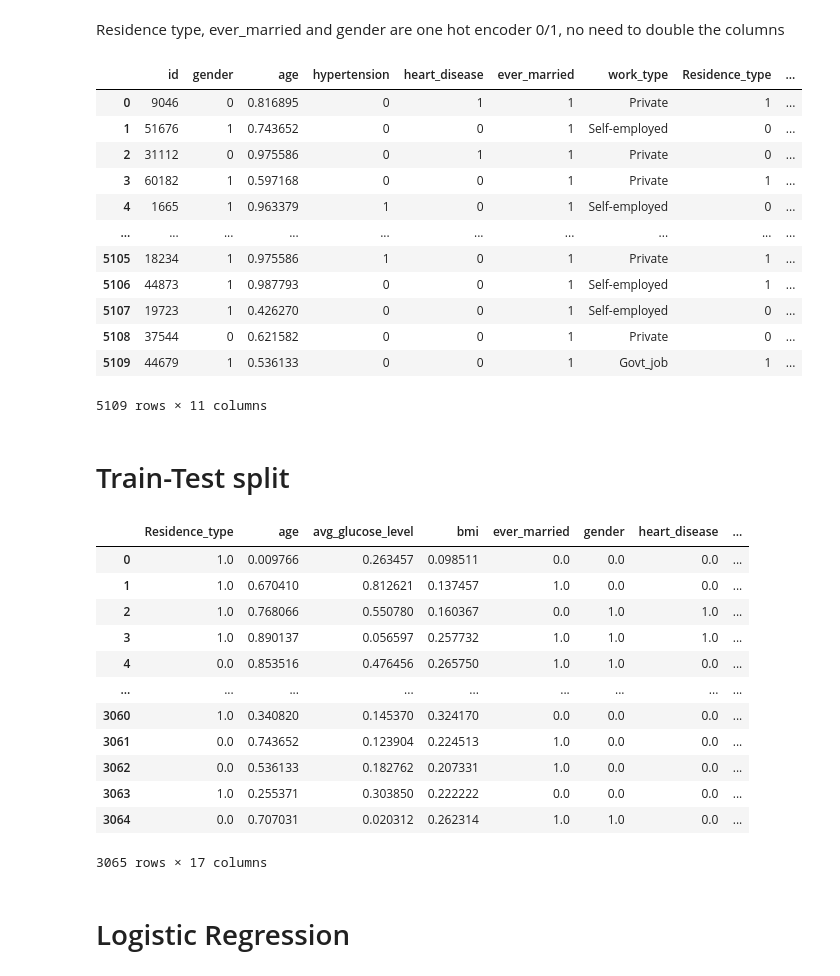
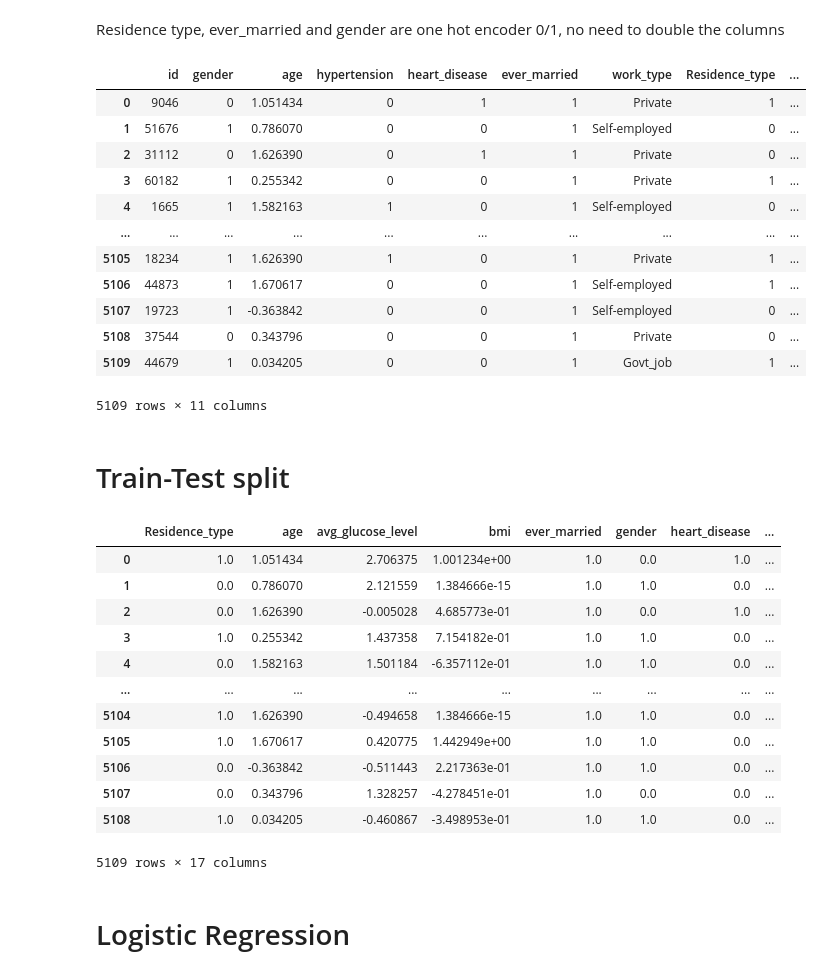
Before and after one commit to Requiem98/FDS-FinalProject, a Jupyter notebook: main.ipynb, the cells around one changed output. Drawn from its saved outputs; the diff is of its cells as text; code cells hidden in the pictures.

```diff
--- a/main.ipynb
+++ b/main.ipynb
@@ -222,6 +237,6 @@ sns.boxplot(data=dataset[["age", "avg_glucose_level","bmi"]], ax=ax)
 <AxesSubplot:>
 [figure]
 # %%
-df = dataset
+df = dataset.copy()
 # %% [markdown]
 # Standardize my data and fixing it
@@ -230,5 +243,5 @@ from sklearn.preprocessing import StandardScaler, MinMaxScaler
 # %%
-std = MinMaxScaler()
+std = StandardScaler()
 cols = ['age','avg_glucose_level', 'bmi']
 norm = std.fit_transform(df[cols])
 
@@ -266,17 +279,17 @@ df_norm["Residence_type"] = df_norm["Residence_type"].apply(lambda x: 1 if x=="U
 df_norm[df_norm.columns[:-1]]
 # %% [output]
 |  | id | gender | age | hypertension | heart_disease | ever_married | work_type | Residence_type | ... |
-| 0 | 9046 | 0 | 0.816895 | 0 | 1 | 1 | Private | 1 | ... |
-| 1 | 51676 | 1 | 0.743652 | 0 | 0 | 1 | Self-employed | 0 | ... |
-| 2 | 31112 | 0 | 0.975586 | 0 | 1 | 1 | Private | 0 | ... |
-| 3 | 60182 | 1 | 0.597168 | 0 | 0 | 1 | Private | 1 | ... |
-| 4 | 1665 | 1 | 0.963379 | 1 | 0 | 1 | Self-employed | 0 | ... |
+| 0 | 9046 | 0 | 1.051434 | 0 | 1 | 1 | Private | 1 | ... |
+| 1 | 51676 | 1 | 0.786070 | 0 | 0 | 1 | Self-employed | 0 | ... |
+| 2 | 31112 | 0 | 1.626390 | 0 | 1 | 1 | Private | 0 | ... |
+| 3 | 60182 | 1 | 0.255342 | 0 | 0 | 1 | Private | 1 | ... |
+| 4 | 1665 | 1 | 1.582163 | 1 | 0 | 1 | Self-employed | 0 | ... |
 | ... | ... | ... | ... | ... | ... | ... | ... | ... | ... |
-| 5105 | 18234 | 1 | 0.975586 | 1 | 0 | 1 | Private | 1 | ... |
-| 5106 | 44873 | 1 | 0.987793 | 0 | 0 | 1 | Self-employed | 1 | ... |
-| 5107 | 19723 | 1 | 0.426270 | 0 | 0 | 1 | Self-employed | 0 | ... |
-| 5108 | 37544 | 0 | 0.621582 | 0 | 0 | 1 | Private | 0 | ... |
-| 5109 | 44679 | 1 | 0.536133 | 0 | 0 | 1 | Govt_job | 1 | ... |
+| 5105 | 18234 | 1 | 1.626390 | 1 | 0 | 1 | Private | 1 | ... |
+| 5106 | 44873 | 1 | 1.670617 | 0 | 0 | 1 | Self-employed | 1 | ... |
+| 5107 | 19723 | 1 | -0.363842 | 0 | 0 | 1 | Self-employed | 0 | ... |
+| 5108 | 37544 | 0 | 0.343796 | 0 | 0 | 1 | Private | 0 | ... |
+| 5109 | 44679 | 1 | 0.034205 | 0 | 0 | 1 | Govt_job | 1 | ... |
 5109 rows × 11 columns
 # %%
 X = df_norm.drop(['id', 'stroke'], axis = 1)
@@ -284,7 +297,10 @@ y = df_norm['stroke']
 # %% [markdown]
 # Train-Test split
 # %%
-from sklearn.model_selection import train_test_split
-# split the data with 60% in each set
-X_train, X_test, y_train, y_test = train_test_split(X, y, random_state=0,
-                                  train_size = 0.6)
+def norm_X(X_total):
+    # transform the dataframe in dictionary to perform feature extraction
+    X_total = X_total.to_dict('records')
+
+    v = DictVectorizer(sparse = False, dtype = float)
+    X_total = v.fit_transform(X_total)
+    return X_total, v
@@ -301,19 +307,22 @@ X_test = v.transform(X_test)
+# %%
+X_big_array = X.copy()
+X_big_array, v = norm_X(X_big_array)
 # %%
-pd.DataFrame(X_train, columns = v.get_feature_names_out() )
+pd.DataFrame(X_big_array, columns = v.get_feature_names_out())
 # %% [output]
 |  | Residence_type | age | avg_glucose_level | bmi | ever_married | gender | heart_disease | ... |
-| 0 | 1.0 | 0.009766 | 0.263457 | 0.098511 | 0.0 | 0.0 | 0.0 | ... |
-| 1 | 1.0 | 0.670410 | 0.812621 | 0.137457 | 1.0 | 0.0 | 0.0 | ... |
-| 2 | 1.0 | 0.768066 | 0.550780 | 0.160367 | 0.0 | 1.0 | 1.0 | ... |
-| 3 | 1.0 | 0.890137 | 0.056597 | 0.257732 | 1.0 | 1.0 | 1.0 | ... |
-| 4 | 0.0 | 0.853516 | 0.476456 | 0.265750 | 1.0 | 1.0 | 0.0 | ... |
+| 0 | 1.0 | 1.051434 | 2.706375 | 1.001234e+00 | 1.0 | 0.0 | 1.0 | ... |
+| 1 | 0.0 | 0.786070 | 2.121559 | 1.384666e-15 | 1.0 | 1.0 | 0.0 | ... |
+| 2 | 0.0 | 1.626390 | -0.005028 | 4.685773e-01 | 1.0 | 0.0 | 1.0 | ... |
+| 3 | 1.0 | 0.255342 | 1.437358 | 7.154182e-01 | 1.0 | 1.0 | 0.0 | ... |
+| 4 | 0.0 | 1.582163 | 1.501184 | -6.357112e-01 | 1.0 | 1.0 | 0.0 | ... |
 | ... | ... | ... | ... | ... | ... | ... | ... | ... |
-| 3060 | 1.0 | 0.340820 | 0.145370 | 0.324170 | 0.0 | 0.0 | 0.0 | ... |
-| 3061 | 0.0 | 0.743652 | 0.123904 | 0.224513 | 1.0 | 0.0 | 0.0 | ... |
-| 3062 | 0.0 | 0.536133 | 0.182762 | 0.207331 | 1.0 | 0.0 | 0.0 | ... |
-| 3063 | 1.0 | 0.255371 | 0.303850 | 0.222222 | 0.0 | 0.0 | 0.0 | ... |
-| 3064 | 0.0 | 0.707031 | 0.020312 | 0.262314 | 1.0 | 1.0 | 0.0 | ... |
+| 5104 | 1.0 | 1.626390 | -0.494658 | 1.384666e-15 | 1.0 | 1.0 | 0.0 | ... |
+| 5105 | 1.0 | 1.670617 | 0.420775 | 1.442949e+00 | 1.0 | 1.0 | 0.0 | ... |
+| 5106 | 0.0 | -0.363842 | -0.511443 | 2.217363e-01 | 1.0 | 1.0 | 0.0 | ... |
+| 5107 | 0.0 | 0.343796 | 1.328257 | -4.278451e-01 | 1.0 | 0.0 | 0.0 | ... |
+| 5108 | 1.0 | 0.034205 | -0.460867 | -3.498953e-01 | 1.0 | 1.0 | 0.0 | ... |
-3065 rows × 17 columns
+5109 rows × 17 columns
 # %% [markdown]
 # Logistic Regression
 # %%
```
Also changed, not shown: parts of 21 cells of this notebook, 7 other files.
